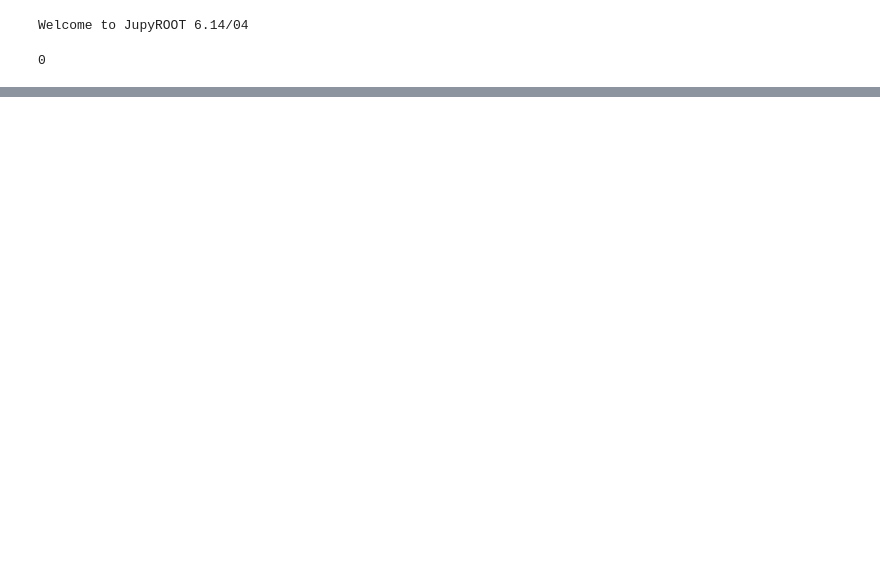
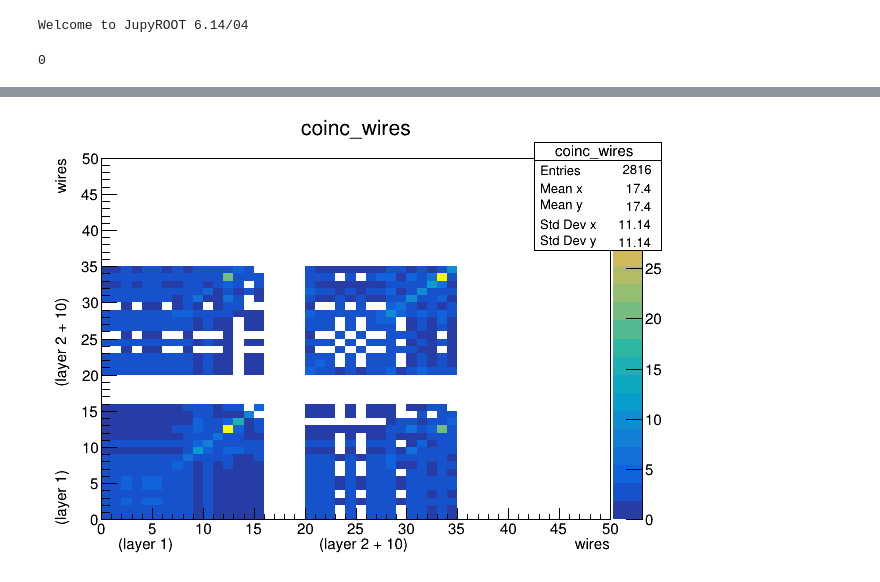
Before and after one commit to acidbourbon/PT_full_system, a Jupyter notebook: workdir/jupyter/fst_onthefly.ipynb, the cells around one changed output, grey strips where cells are left out. Cells and saved outputs as stored; diff of their text form; code cells hidden in the pictures; blank space fills up the shorter version.

```diff
--- a/workdir/jupyter/fst_onthefly.ipynb
+++ b/workdir/jupyter/fst_onthefly.ipynb
@@ -178,0 +166,8 @@ archive(label="bak")
+# %%
+
+coinc_wires.Draw("colz")
+coinc_wires.GetXaxis().SetTitle("(layer 1)" + " "*35 +  "(layer 2 + 10)" + " "*40 + "wires")
+coinc_wires.GetYaxis().SetTitle("(layer 1)" + " "*20 +  "(layer 2 + 10)" + " "*25 + "wires")
+c.Draw()
+# %% [output]
+[figure, added]
```
Also changed, not shown: parts of 11 cells of this notebook, 5 other files.
